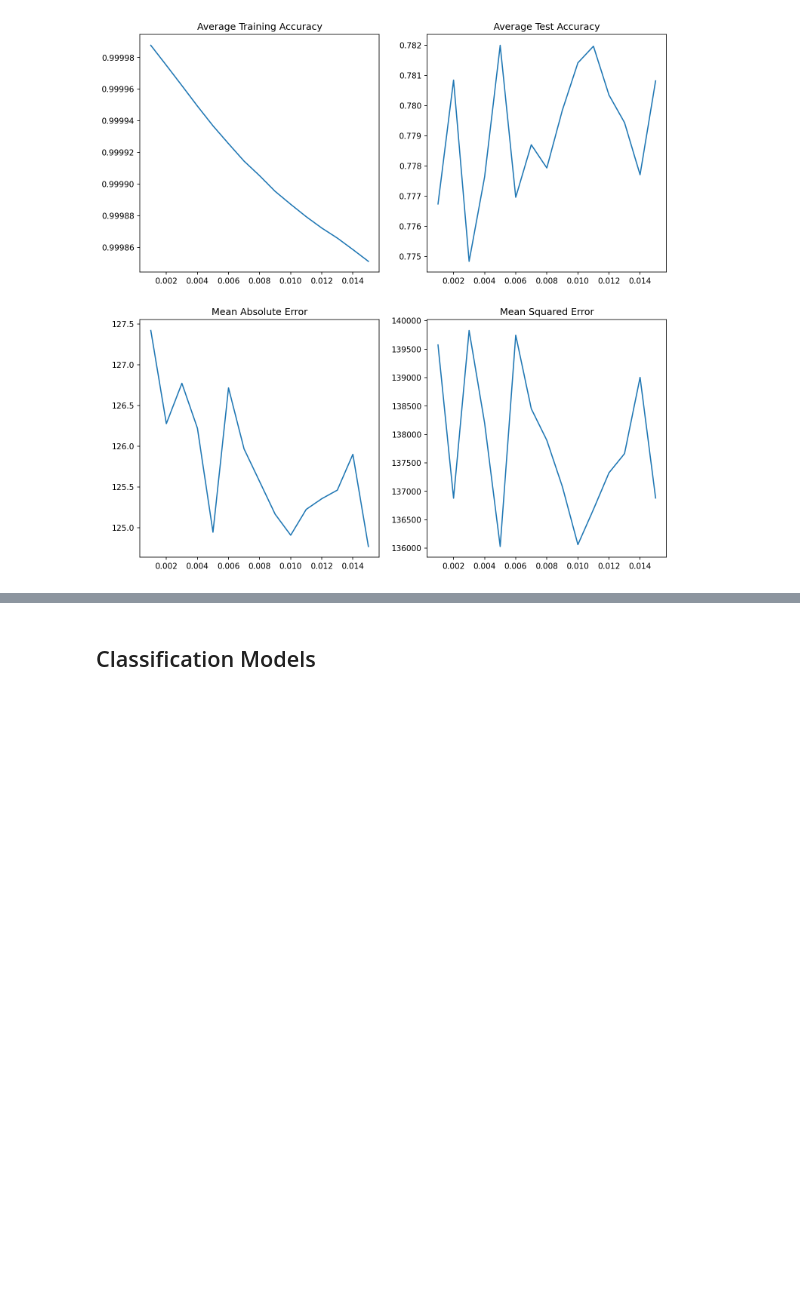
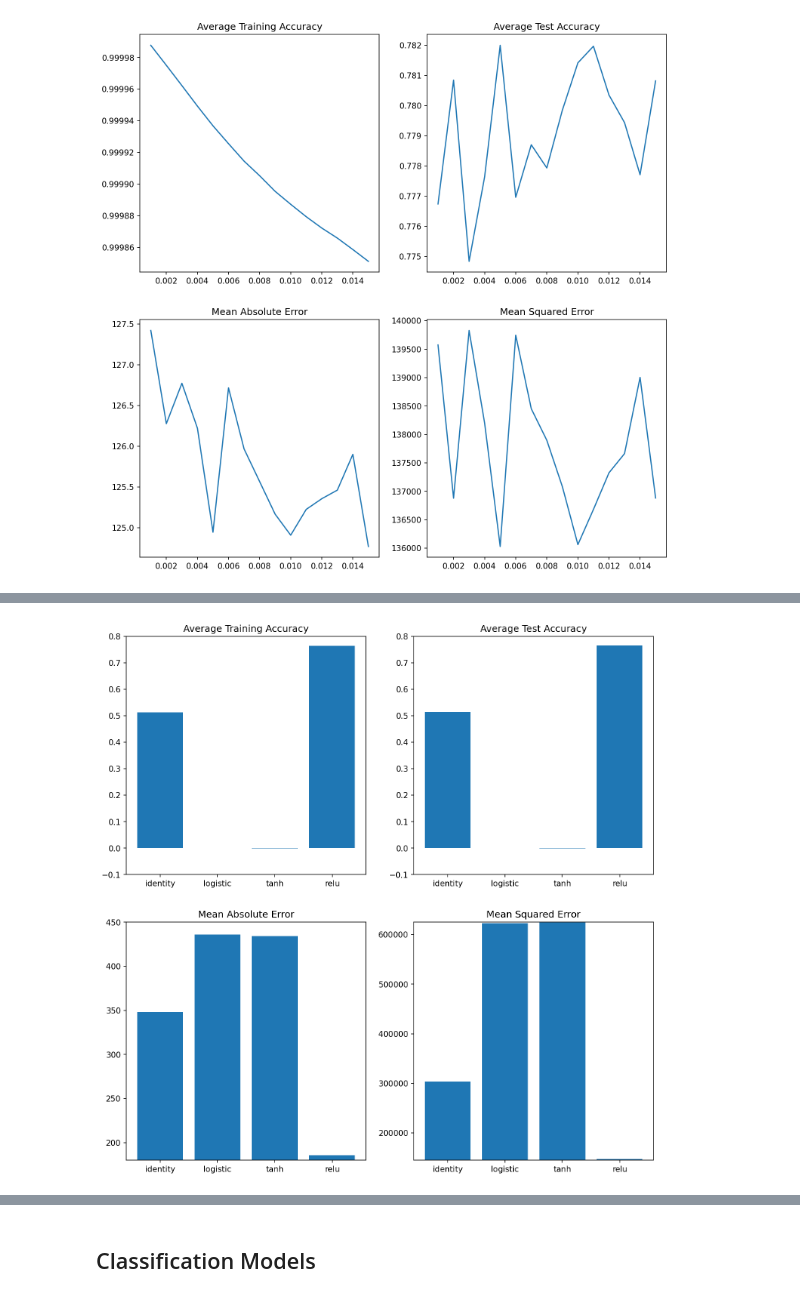
Before and after one commit to banhatas/CS270_MTG, a Jupyter notebook: graph_generator.ipynb, the cells around one changed output, grey strips where cells are left out. Drawn from its saved outputs; the diff is of its cells as text; code cells hidden in the pictures; blank space fills up the shorter version.

```diff
--- a/graph_generator.ipynb
+++ b/graph_generator.ipynb
@@ -100,0 +137,32 @@ plt.show()
+# %%
+# activation
+mlp_act_df = pd.read_csv('data/MTGMLPRegressorActivationFunction.csv')
+mlp_act_x = mlp_act_df['Activation Function'].to_numpy()
+mlp_act_y1 = mlp_act_df['Average Training Accuracy'].to_numpy()
+mlp_act_y2 = mlp_act_df['Average Test Accuracy'].to_numpy()
+mlp_act_y3 = mlp_act_df['Testing Mean Absolute Error'].to_numpy()
+mlp_act_y4 = mlp_act_df['Testing Mean Squared Error'].to_numpy()
+
+figure, axis = plt.subplots(2, 2, figsize=(12, 12))
+figure.dpi = 150
+
+axis[0, 0].bar(mlp_act_x, mlp_act_y1)
+axis[0, 0].set_title('Average Training Accuracy')
+axis[0, 0].set_ylim(-0.10, 0.80)
+
+axis[0, 1].bar(mlp_act_x, mlp_act_y2)
+axis[0, 1].set_title('Average Test Accuracy')
+axis[0, 1].set_ylim(-0.10, 0.80)
+
+axis[1, 0].bar(mlp_act_x, mlp_act_y3)
+axis[1, 0].set_title('Mean Absolute Error')
+axis[1, 0].set_ylim(180, 450)
+
+axis[1, 1].bar(mlp_act_x, mlp_act_y4)
+axis[1, 1].set_title('Mean Squared Error')
+axis[1, 1].set_ylim(145000, 625000)
+
+plt.savefig('images/mlp_act.png')
+plt.show()
+# %% [output]
+[figure, added]
```
Also changed, not shown: parts of 3 cells of this notebook, 3 other files.
